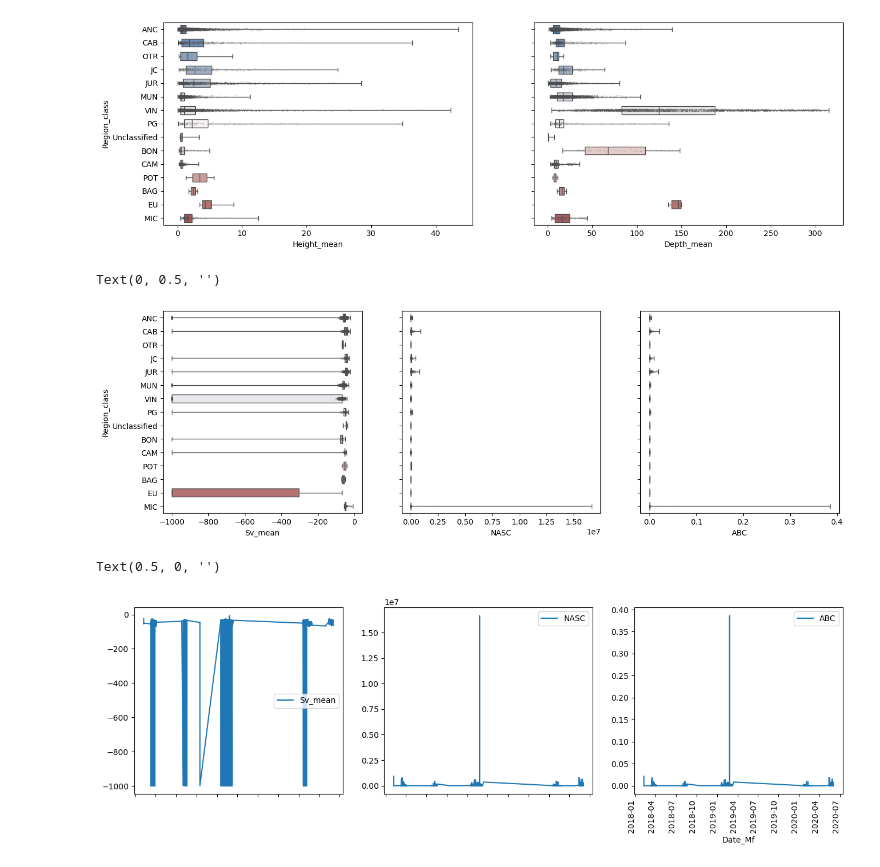
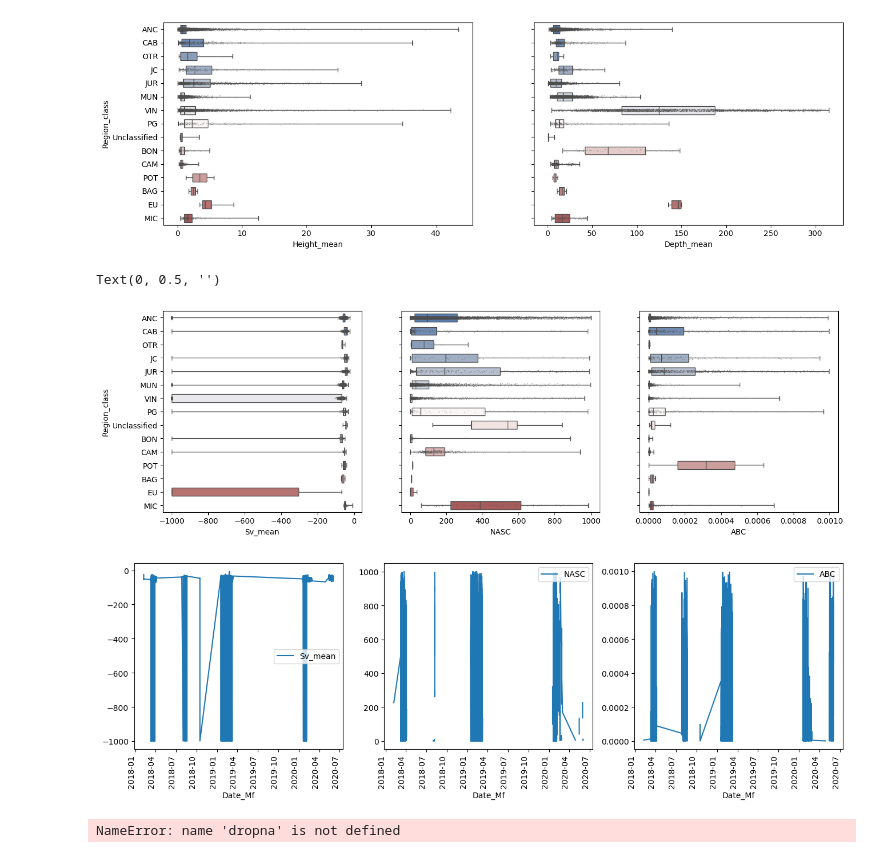
Before and after one commit to jmanitz/code-snippets, a Jupyter notebook: Ocean_capstone/ocean_prog.ipynb, the cells around one changed output. Drawn from its saved outputs; the diff is of its cells as text; code cells hidden in the pictures.

```diff
--- a/Ocean_capstone/ocean_prog.ipynb
+++ b/Ocean_capstone/ocean_prog.ipynb
@@ -81,4 +103,8 @@ plt.show()
 # %%
+# set outlier measurement errors to NA
+dt.loc[dt['NASC'] > 1000, 'NASC'] =  np.nan
+dt.loc[dt['ABC'] > 0.001, 'ABC'] =  np.nan
+
 # Most important predictors
-dt[["Height_mean", "Depth_mean", "Sv_mean", "NASC", "Sv_max", "Sv_min", "Sv_noise", "ABC"]].describe()
+dt[["Height_mean", "Depth_mean", "Sv_mean", "Sv_max", "Sv_min", "Sv_noise", "NASC", "ABC"]].describe()
 # %% [output]
@@ -161,26 +187,20 @@ axs[2].set_yticklabels([])
 axs[2].set_ylabel('')
 # %% [output]
 Text(0, 0.5, '')
-[figure, old version]
+[figure, new version]
 # %%
 # Plot in terms of time of recording
 dt['Date_Mf'] = pd.to_datetime(dt['Date_M'], format =  "%Y%m%d")
 dtt = dt.sort_values('Date_Mf', ascending=True)
 
 fig, axs = plt.subplots(ncols=3)
 fig.set_figwidth(16)
 
 dtt.plot(x='Date_Mf', y='Sv_mean', rot='vertical', ax=axs[0]);
 dtt.plot(x='Date_Mf', y='NASC', rot='vertical', ax=axs[1]);
 dtt.plot(x='Date_Mf', y='ABC', rot='vertical', ax=axs[2]);
-
-axs[0].set_xticklabels([])
-axs[0].set_xlabel('')
-axs[1].set_xticklabels([])
-axs[1].set_xlabel('')
 # %% [output]
-Text(0.5, 0, '')
-[figure, old version]
+[figure, new version]
 # %%
 ### Linear Modelling ############################################################################################
 
@@ -188,9 +208,11 @@ from sklearn.metrics import mean_squared_error
 from sklearn.linear_model import LinearRegression
 from sklearn.model_selection import train_test_split
 # %%
-# Define response variable and split dataset
+# Define response variable and split datasets
 x = dt.drop('Height_mean', axis=1)
 y = dt['Height_mean']
-x_train, x_test, y_train, y_test = train_test_split(x, y, test_size=0.2, random_state=42)
+x_train, x_test, y_train, y_test = train_test_split(dropna(axis=0), y, test_size=0.2, random_state=42)
+# %% [output]
+NameError: name 'dropna' is not defined
 # %%
 # Fit a linear model using only the numeric features in the dataframe.
```
Also changed, not shown: parts of 12 cells of this notebook.
